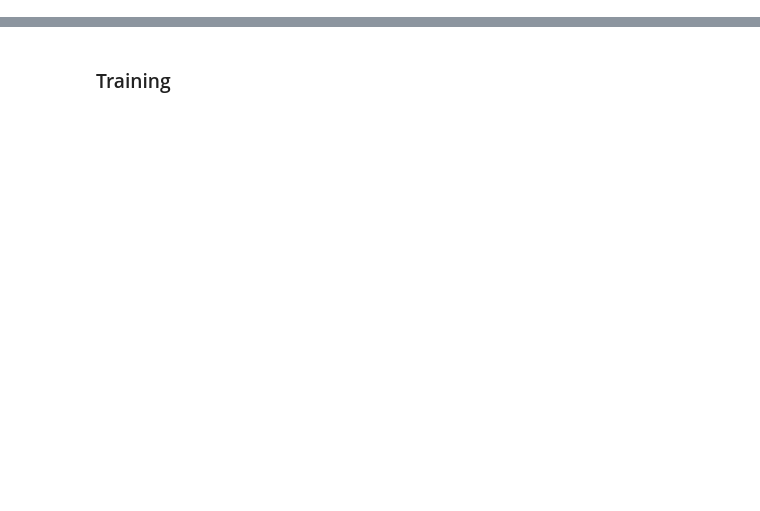
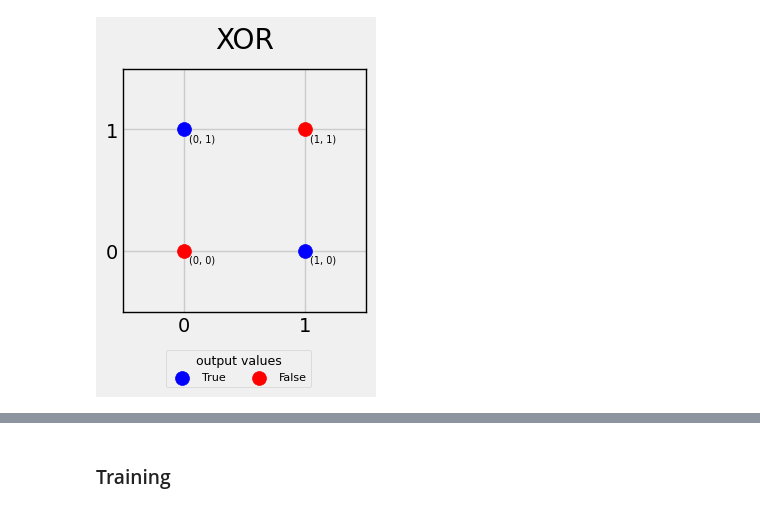
Before and after one commit to jeremy-dolan/neural-net-from-scratch, a Jupyter notebook: 2layer-xor-net.ipynb, the cells around one changed output, grey strips where cells are left out. Drawn from its saved outputs; the diff is of its cells as text; code cells hidden in the pictures; blank space fills up the shorter version.

Commit message:
+intro, graphs, organization

```diff
--- a/2layer-xor-net.ipynb
+++ b/2layer-xor-net.ipynb
@@ -8,0 +28,48 @@ Hat tips for their explanations of backpropagation:
+# %%
+# binary Boolean function input space, with colors indicating the output of XOR
+
+import math
+try:
+    import matplotlib.pyplot as plt
+    import matplotlib.gridspec as gridspec
+    from matplotlib.patches import FancyArrowPatch
+except ImportError:
+    print("Unable to import matplotlib, cannot generate figures but neural net code itself can run")
+
+plt.style.use("fivethirtyeight")
+
+True_XOR = [(0,1), (1,0)]
+False_XOR = [(0,0), (1,1)]
+True_OR = [(0,1), (1,0), (1,1)]
+False_OR = [(0,0)]
+
+def setup_bool(ax:plt.Axes, true_points, false_points, label_points=True):
+    ax.set(xticks=[0, 1], yticks=[0, 1], xlim=(-0.5, 1.5), ylim=(-0.5, 1.5))
+    ax.set_aspect('equal') # make sure it's square
+
+    # Draw and label Boolean input space
+    ax.scatter(*zip(*true_points), c='blue', label='True', s=100)
+    ax.scatter(*zip(*false_points), c='red', label='False', s=100)
+
+    if label_points:
+        for (x, y) in true_points + false_points:
+            ax.text(x+0.04, y-0.1, f'({x}, {y})', fontsize=7)
+
+    # Draw box around the Axes
+    for spine in ax.spines.values():
+        spine.set_edgecolor('black')
+        spine.set_linewidth(1)
+
+    # Show legend per Axes
+    # legend = ax.legend(loc='lower right', title='output', ncols=2, fontsize=7, title_fontsize=7)
+
+fig = plt.figure(figsize=(4,3))
+ax = fig.add_subplot()
+setup_bool(ax, True_XOR, False_XOR, label_points=True)
+ax.set_title('XOR', y=1.05)
+handles, labels = ax.get_legend_handles_labels()
+fig.legend(handles, labels, ncol=2, fontsize=8, title='output values', title_fontsize=9,
+           loc='lower center', bbox_to_anchor=(0.5, -0.2))
+plt.show()
+# %% [output]
+[figure, added]
```
Also changed, not shown: parts of 26 cells of this notebook.
